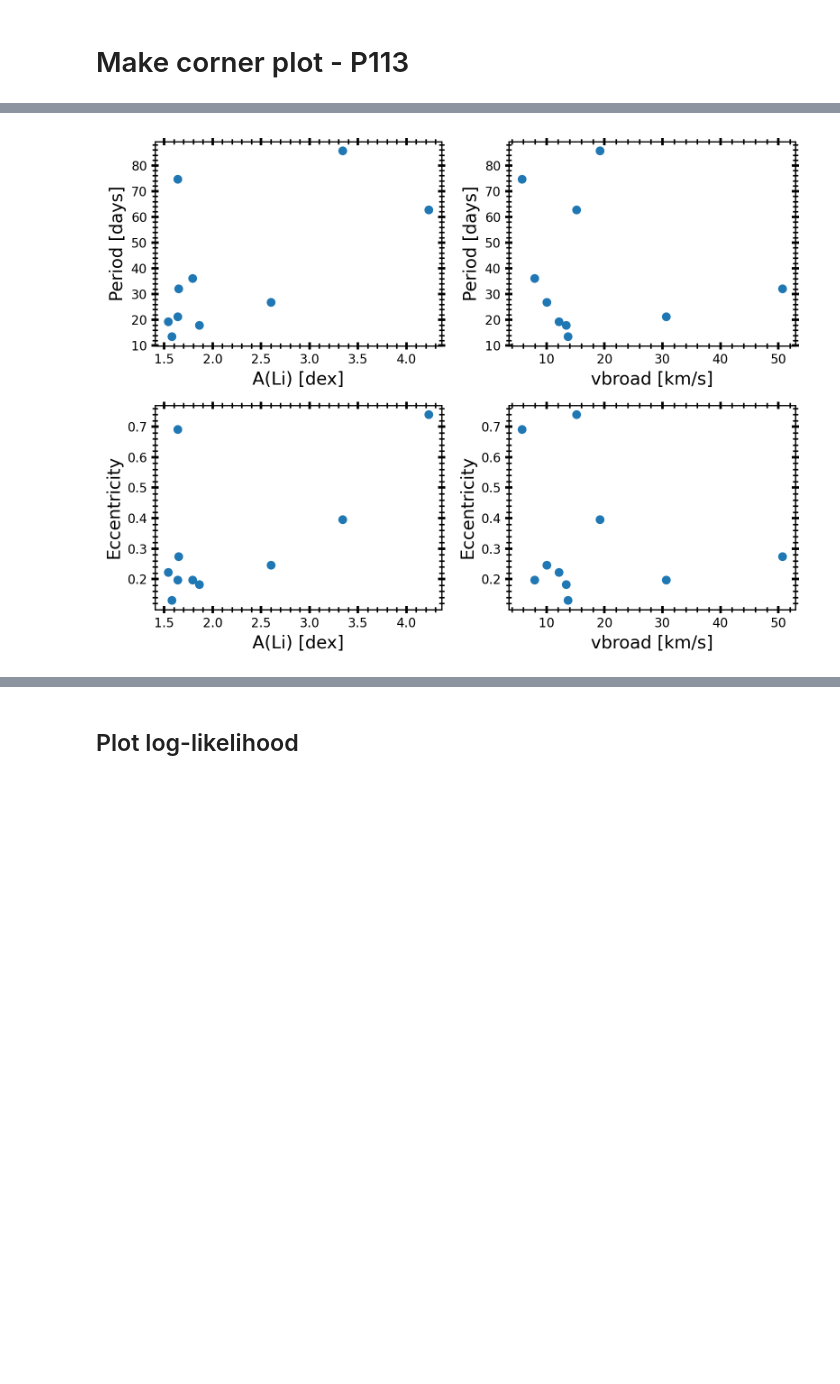
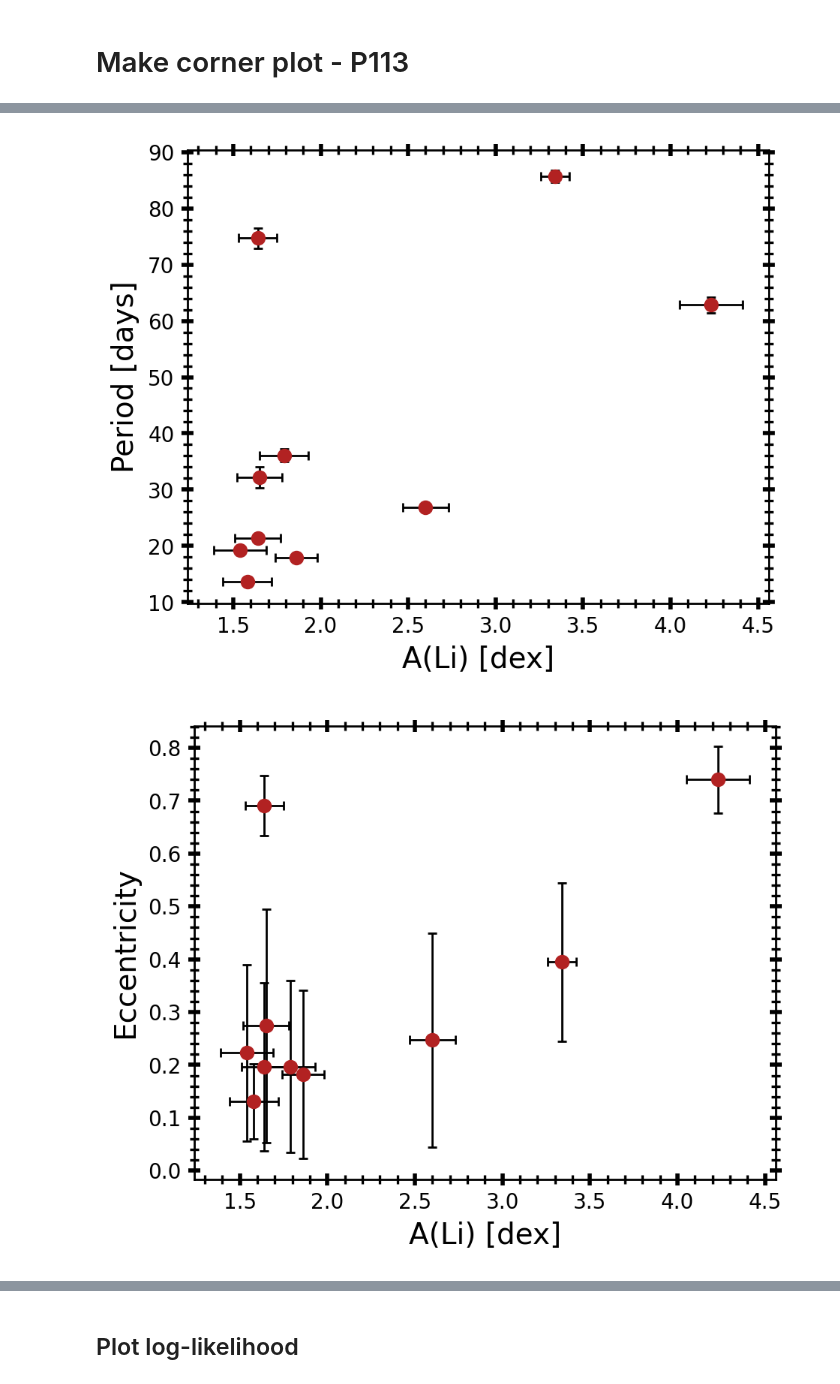
Before and after one commit to MaryumSayeed/ESPRESSO, a Jupyter notebook: scripts/rv_program.ipynb, the cells around one changed output, grey strips where cells are left out. Saved outputs shown, nothing was run; the diff lists cells and outputs as text; code cells hidden in the pictures; blank space fills up the shorter version.

Commit message:
committee meeting plots

```diff
--- a/scripts/rv_program.ipynb
+++ b/scripts/rv_program.ipynb
@@ -20,4 +20,5 @@ import thejoker as tj
 import pymc as pm
 import corner
 import arviz as az
+plt.rcParams['figure.facecolor'] = 'white'
 # %% [output]
@@ -146,11 +147,12 @@ def combine_table(obj_dir):
 
     new_df = pd.DataFrame(new_df)
 
-    cols = ['sobject_id', 'vbroad', 'fe_h', 'Li_fe', 'ruwe_dr2', 'Ba_fe', 'e_Ba_fe','La_fe','e_La_fe','Zr_fe', 'e_Zr_fe','Y_fe','e_Y_fe']
+    cols = ['sobject_id', 'vbroad', 'fe_h', 'e_fe_h' ,'Li_fe', 'e_Li_fe','ruwe_dr2','e_vbroad', 'Ba_fe', 'e_Ba_fe','La_fe','e_La_fe','Zr_fe', 'e_Zr_fe','Y_fe','e_Y_fe']
     new_df = pd.merge(new_df, galah[cols], left_on='galah_id', right_on='sobject_id')
     new_df['Li_val'] = new_df.fe_h+new_df.Li_fe+1.05
+    new_df['e_Li_val'] = np.sqrt(new_df.e_fe_h**2.+new_df.e_Li_fe**2.)
 
-    cols = ['RG_id', 'galah_id', 'obj_name', 'Li_val', 'vbroad', 'fe_h','ruwe_dr2', 'Ba_fe', 'e_Ba_fe','La_fe','e_La_fe','Zr_fe', 'e_Zr_fe','Y_fe','e_Y_fe']
+    cols = ['RG_id', 'galah_id', 'obj_name', 'Li_val', 'e_Li_val','vbroad','e_vbroad', 'fe_h','ruwe_dr2', 'Ba_fe', 'e_Ba_fe','La_fe','e_La_fe','Zr_fe', 'e_Zr_fe','Y_fe','e_Y_fe']
     new_df = new_df[cols]
     new_df.sort_values(by=['RG_id'],inplace=True)
 
@@ -794,27 +817,32 @@ plt.legend()
 # %%
 def find_trends(df):
-    plt.figure(figsize=(8,6),dpi=200)
-    plt.subplot(2,2,1)
-    plt.scatter(df.Li_val, df.P)
+    plt.figure(figsize=(5,4),dpi=200)
+    plt.subplot(111)
+    plt.errorbar(df.Li_val, df.P,fmt='o',color='k',capsize=2,lw=1,xerr=df.e_Li_val, yerr=df.err_P,
+                 mfc='firebrick',mec='firebrick')
     plt.xlabel('A(Li) [dex]')
     plt.ylabel('Period [days]')
 
-    plt.subplot(2,2,3)
-    plt.scatter(df.Li_val, df.e)
+    plt.figure(figsize=(5,4),dpi=200)
+    plt.subplot(111)
+    plt.errorbar(df.Li_val, df.e,fmt='o',color='k',capsize=2,lw=1,xerr=df.e_Li_val, yerr=df.err_e, mfc='firebrick',mec='firebrick')
     plt.xlabel('A(Li) [dex]')
     plt.ylabel('Eccentricity')
 
-    plt.subplot(2,2,2)
-    plt.scatter(df.vbroad, df.P)
+    plt.figure(figsize=(5,4),dpi=200)
+    plt.subplot(111)
+    plt.errorbar(df.vbroad, df.P,fmt='o',color='k',capsize=2,lw=1,xerr=df.e_vbroad, yerr=df.err_P, mfc='firebrick',mec='firebrick')
     plt.xlabel('vbroad [km/s]')
     plt.ylabel('Period [days]')
 
-    plt.subplot(2,2,4)
-    plt.scatter(df.vbroad, df.e)
+    plt.figure(figsize=(5,4),dpi=200)
+    plt.subplot(111)
+    plt.errorbar(df.vbroad, df.e,fmt='o',color='k',capsize=2,lw=1,xerr=df.e_vbroad, yerr=df.err_e, mfc='firebrick',mec='firebrick')
     plt.xlabel('vbroad [km/s]')
     plt.ylabel('Eccentricity')
     plt.tight_layout()
 
 find_trends(stats_df)
 # %% [output]
-[figure, old version]
+[figure, new version]
+[figure, added]
```
Also changed, not shown: parts of 11 cells of this notebook.
